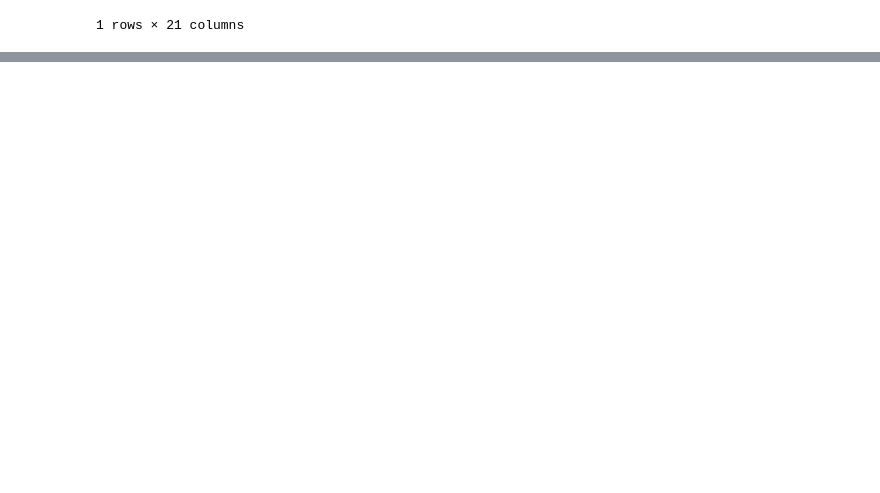
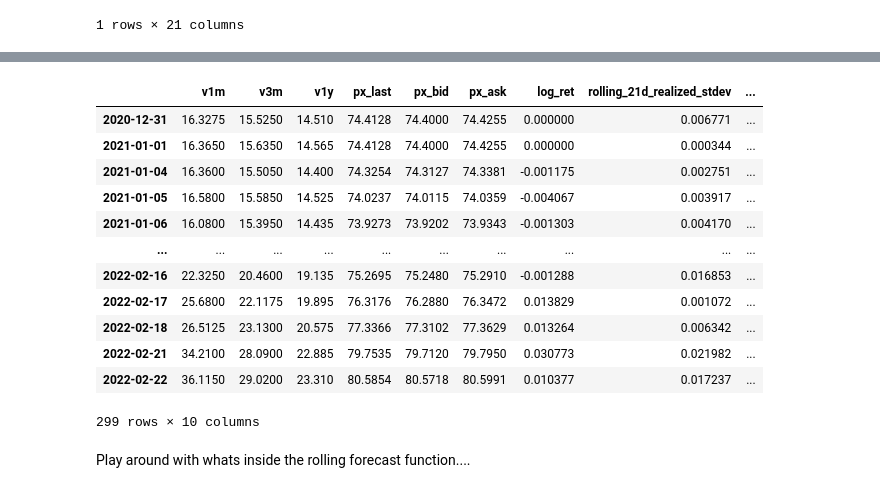
Before and after one commit to frederikbachdk/FXVolTrading, a Jupyter notebook: tradingstrategy/likelihood_analysis.ipynb, the cells around one changed output, grey strips where cells are left out. Saved outputs shown, nothing was run; the diff lists cells and outputs as text; code cells hidden in the pictures; blank space fills up the shorter version.

```diff
--- a/tradingstrategy/likelihood_analysis.ipynb
+++ b/tradingstrategy/likelihood_analysis.ipynb
@@ -96 +155,22 @@ forecasts.variance
+# %%
+df_vol = df.merge(vol_forecasts['h.21'], left_index=True, right_index=True)
+df_vol.rename(columns={'h.21':'cond_vol_forecast'},inplace=True)
+df_vol['cond_forecast_to_implied'] = df_vol['cond_vol_forecast'] / df_vol['v1m']
+df_vol
+# %% [output]
+|  | v1m | v3m | v1y | px_last | px_bid | px_ask | log_ret | rolling_21d_realized_stdev | ... |
+| 2020-12-31 | 16.3275 | 15.5250 | 14.510 | 74.4128 | 74.4000 | 74.4255 | 0.000000 | 0.006771 | ... |
+| 2021-01-01 | 16.3650 | 15.6350 | 14.565 | 74.4128 | 74.4000 | 74.4255 | 0.000000 | 0.000344 | ... |
+| 2021-01-04 | 16.3600 | 15.5050 | 14.400 | 74.3254 | 74.3127 | 74.3381 | -0.001175 | 0.002751 | ... |
+| 2021-01-05 | 16.5800 | 15.5850 | 14.525 | 74.0237 | 74.0115 | 74.0359 | -0.004067 | 0.003917 | ... |
+| 2021-01-06 | 16.0800 | 15.3950 | 14.435 | 73.9273 | 73.9202 | 73.9343 | -0.001303 | 0.004170 | ... |
+| ... | ... | ... | ... | ... | ... | ... | ... | ... | ... |
+| 2022-02-16 | 22.3250 | 20.4600 | 19.135 | 75.2695 | 75.2480 | 75.2910 | -0.001288 | 0.016853 | ... |
+| 2022-02-17 | 25.6800 | 22.1175 | 19.895 | 76.3176 | 76.2880 | 76.3472 | 0.013829 | 0.001072 | ... |
+| 2022-02-18 | 26.5125 | 23.1300 | 20.575 | 77.3366 | 77.3102 | 77.3629 | 0.013264 | 0.006342 | ... |
+| 2022-02-21 | 34.2100 | 28.0900 | 22.885 | 79.7535 | 79.7120 | 79.7950 | 0.030773 | 0.021982 | ... |
+| 2022-02-22 | 36.1150 | 29.0200 | 23.310 | 80.5854 | 80.5718 | 80.5991 | 0.010377 | 0.017237 | ... |
+299 rows × 10 columns
+# %% [markdown]
+Play around with whats inside the rolling forecast function....
 # %%
```
Also changed, not shown: parts of 12 cells of this notebook, 2 other files.
